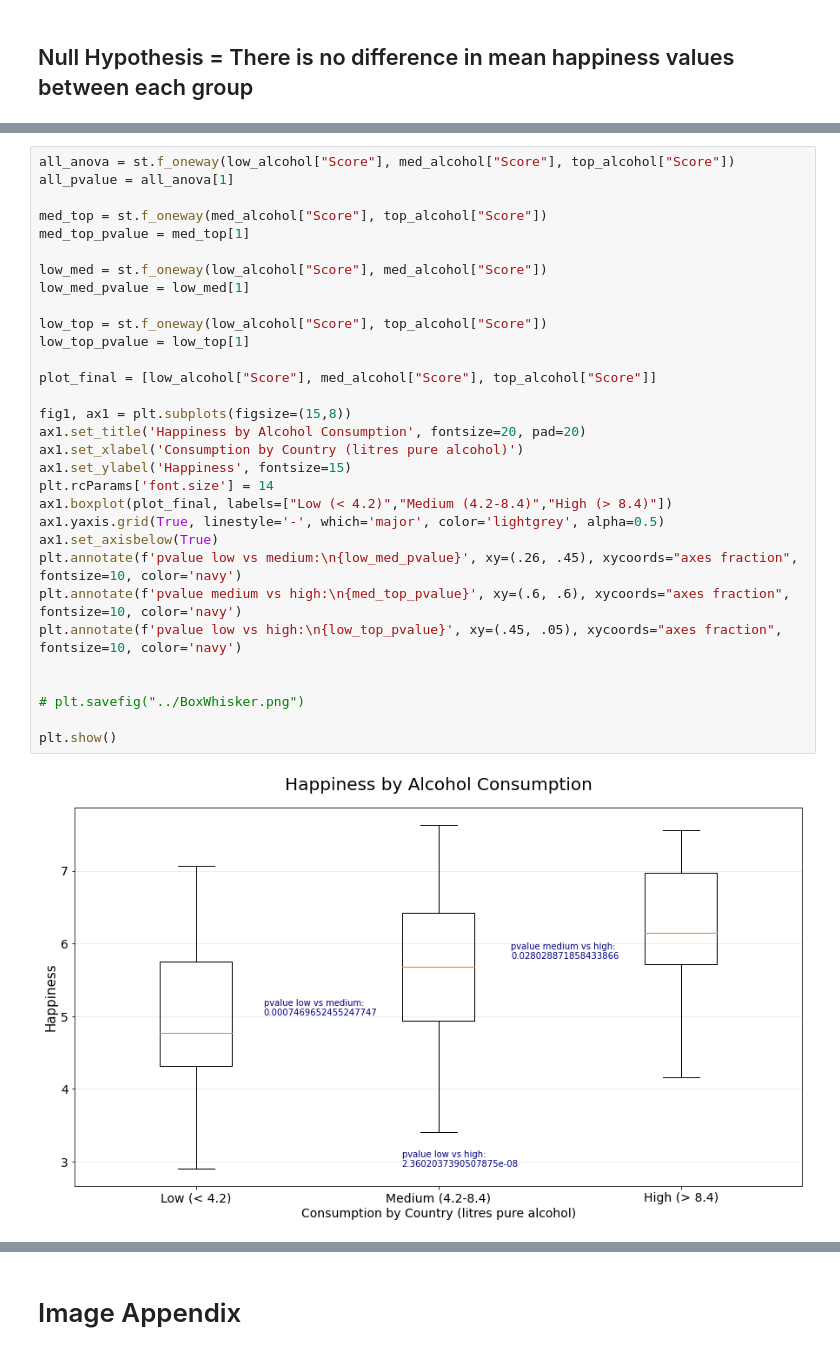
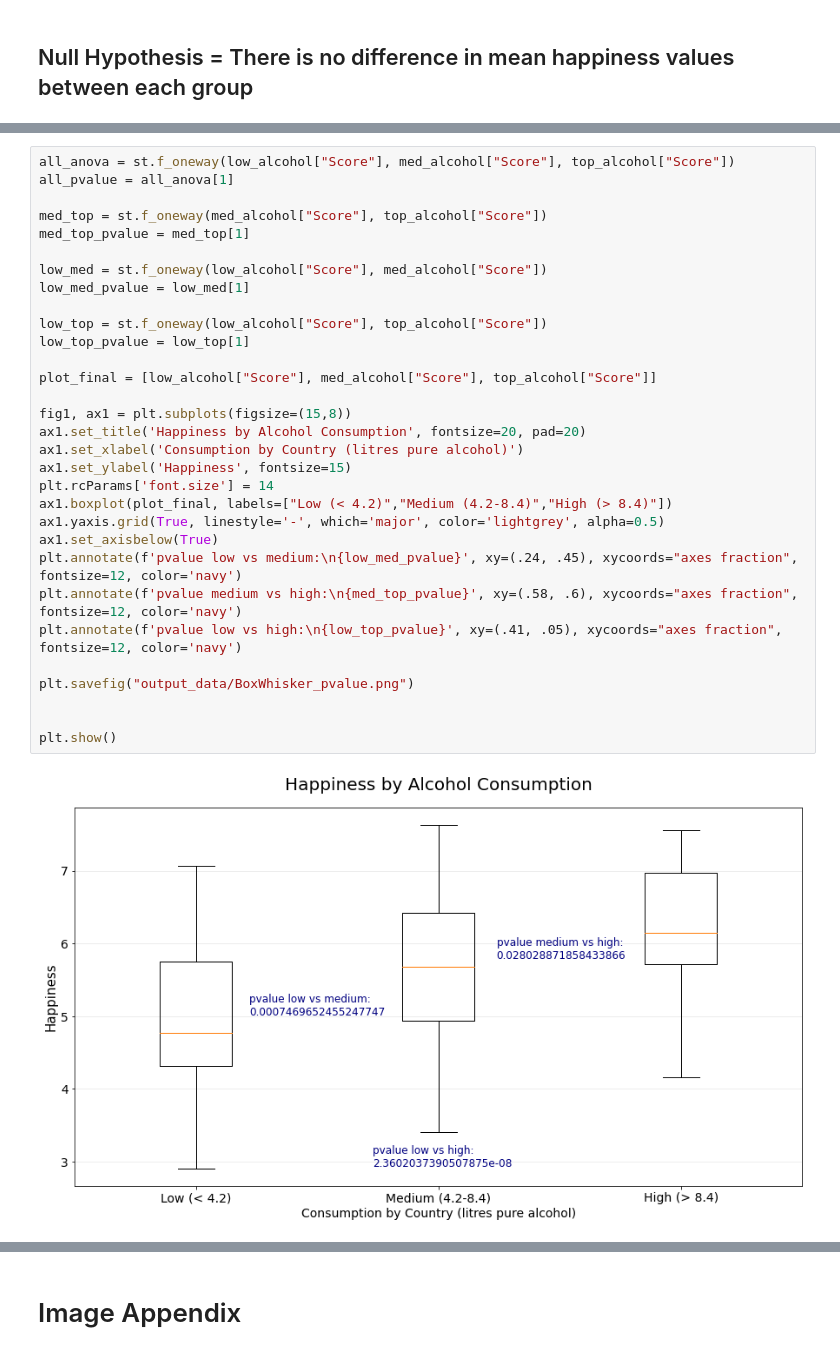
Before and after one commit to Steff-C/Project-1-Happiness-, a Jupyter notebook: Presentation Happiness vs Alcohol Consumption.ipynb, the cells around one changed output, grey strips where cells are left out. Drawn from its saved outputs; the diff is of its cells as text.

```diff
--- a/Presentation Happiness vs Alcohol Consumption.ipynb
+++ b/Presentation Happiness vs Alcohol Consumption.ipynb
@@ -323,35 +323,35 @@ plt.show()
 # %%
 all_anova = st.f_oneway(low_alcohol["Score"], med_alcohol["Score"], top_alcohol["Score"])
 all_pvalue = all_anova[1]
 
 med_top = st.f_oneway(med_alcohol["Score"], top_alcohol["Score"])
 med_top_pvalue = med_top[1]
 
 low_med = st.f_oneway(low_alcohol["Score"], med_alcohol["Score"])
 low_med_pvalue = low_med[1]
 
 low_top = st.f_oneway(low_alcohol["Score"], top_alcohol["Score"])
 low_top_pvalue = low_top[1]
 
 plot_final = [low_alcohol["Score"], med_alcohol["Score"], top_alcohol["Score"]]
 
 fig1, ax1 = plt.subplots(figsize=(15,8))
 ax1.set_title('Happiness by Alcohol Consumption', fontsize=20, pad=20)
 ax1.set_xlabel('Consumption by Country (litres pure alcohol)')
 ax1.set_ylabel('Happiness', fontsize=15)
 plt.rcParams['font.size'] = 14
 ax1.boxplot(plot_final, labels=["Low (< 4.2)","Medium (4.2-8.4)","High (> 8.4)"])
 ax1.yaxis.grid(True, linestyle='-', which='major', color='lightgrey', alpha=0.5)
 ax1.set_axisbelow(True)
-plt.annotate(f'pvalue low vs medium:\n{low_med_pvalue}', xy=(.26, .45), xycoords="axes fraction", fontsize=10, color='navy')
-plt.annotate(f'pvalue medium vs high:\n{med_top_pvalue}', xy=(.6, .6), xycoords="axes fraction", fontsize=10, color='navy')
-plt.annotate(f'pvalue low vs high:\n{low_top_pvalue}', xy=(.45, .05), xycoords="axes fraction", fontsize=10, color='navy')
+plt.annotate(f'pvalue low vs medium:\n{low_med_pvalue}', xy=(.24, .45), xycoords="axes fraction", fontsize=12, color='navy')
+plt.annotate(f'pvalue medium vs high:\n{med_top_pvalue}', xy=(.58, .6), xycoords="axes fraction", fontsize=12, color='navy')
+plt.annotate(f'pvalue low vs high:\n{low_top_pvalue}', xy=(.41, .05), xycoords="axes fraction", fontsize=12, color='navy')
+
+plt.savefig("output_data/BoxWhisker_pvalue.png")
 
 
-# plt.savefig("../BoxWhisker.png")
-
 plt.show()
 # %% [output]
-[figure, old version]
+[figure, new version]
 # %% [markdown]
 # Null Hypothesis Rejected:
```
Also changed, not shown: parts of 9 cells of this notebook, 5 other files.
